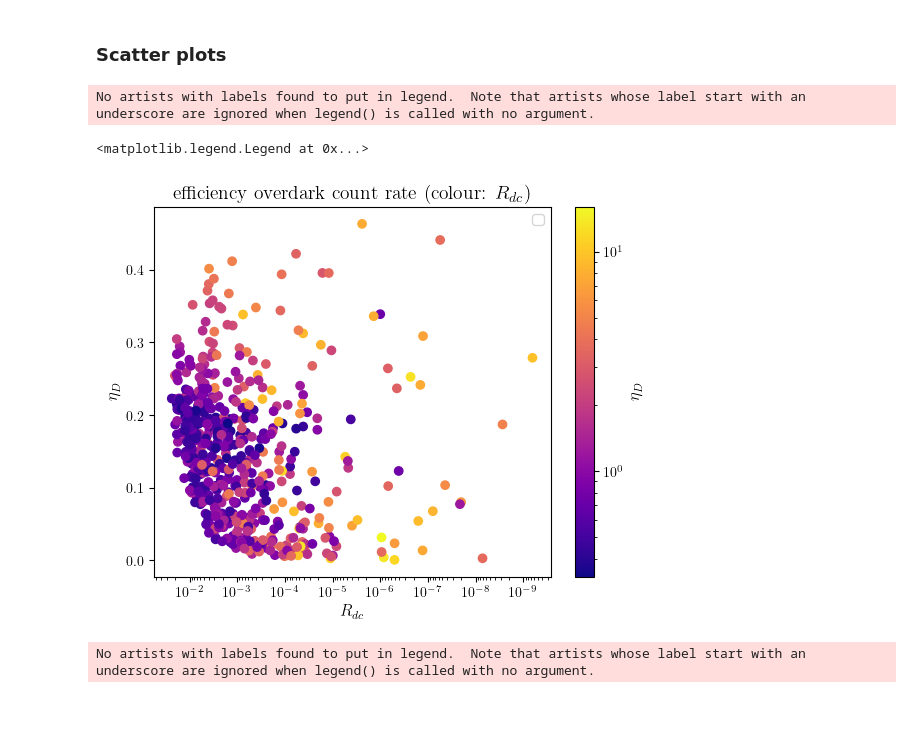
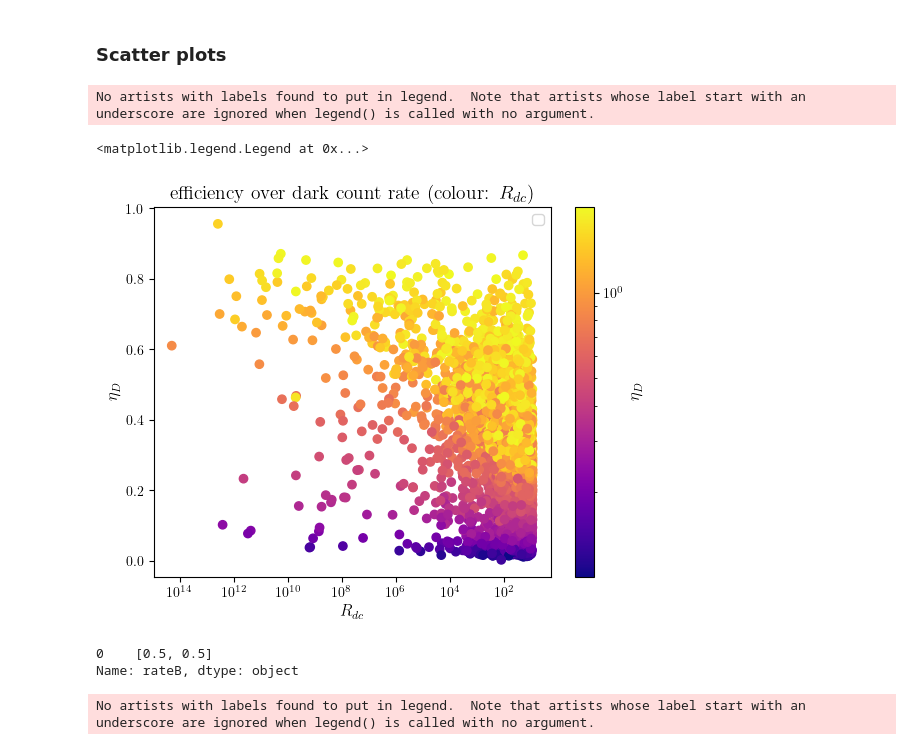
Before and after one commit to Emanuel-Schwarzhans/Quantum-detectors-as-autonomous-machines-assessing-the-thermodynamics-of-information-acquisit-co, a Jupyter notebook: thermal_single_photon_activation_amplification.ipynb, the cells around one changed output. Cells and saved outputs as stored; diff of their text form; code cells hidden in the pictures; blank space fills up the shorter version.

```diff
--- a/thermal_single_photon_activation_amplification.ipynb
+++ b/thermal_single_photon_activation_amplification.ipynb
@@ -515,7 +596,14 @@ from scipy.optimize import curve_fit
 
 
 
-dset= pd.read_csv("FOM_Dinv_exact_TC_TV_g_sl_rateD_eCfactor_rateM_v5")
+dset= pd.read_csv("FOM_Dinv_exact_TC_TV_g_sl_rateD_eCfactor_rateM_v6")
+
+
+# dset= pd.read_csv("FOM_Dinv_exact_TC_TV_g_sl_rateD_eCfactor_rateM_v5")
+# dset= pd.concat([dset,pd.read_csv("FOM_Dinv_exact_TC_TV_g_sl_rateD_eCfactor_rateM_v4")])
+# dset= pd.concat([dset,pd.read_csv("FOM_Dinv_exact_TC_TV_g_sl_rateD_eCfactor_rateM_v3")])
+# dset= pd.concat([dset,pd.read_csv("FOM_Dinv_exact_TC_TV_g_sl_rateD_eCfactor_rateM_v2")])
+# dset= pd.concat([dset,pd.read_csv("FOM_Dinv_exact_TC_TV_g_sl_rateD_eCfactor_rateM_v1")])
 # dset= pd.read_csv("FOM_Dinv_exact_TC_MaxTV_g_sl_rateD_eCfactor_rateM_v1")
 # dset= pd.read_csv("FOM_Dinv_exact_MaxTV_v1")
 
@@ -528,8 +616,8 @@ condition &= dset["efficiency"] <1
 # condition &= dset["g_ml"] >10
 # condition &= dset["g_ml"] <12
 
-# condition &= dset["TC"] >0.6
-# condition &= dset["TC"] <2
+# condition &= dset["TC"] >0.7
+# condition &= dset["TC"] <0.1
 # condition &= dset["TV"] <-3
 # condition &= dset["TV"] >-4
 # condition &= dset["TH"] >dset["TC"]*(dset["e_l"]+dset["e_C"])/dset["e_C"]
@@ -558,7 +646,7 @@ condition &= dset["entropy production"] >0.0
 # condition &= dset["g_ml"]>
 
 # condition &= dset["jitter"]<10**10
-# condition &= dset["jitter"]>9.8
+condition &= dset["jitter"]>9.01
 
 # condition &= dset["rateM"]<0.9
 # condition &= dset["dark count rate"]<10**(-4)
@@ -571,11 +659,21 @@ condition &= dset["entropy production"] >0.0
 # condition &= dset["entropy rate"] + dset["dark count rate"]<0.000
 
 rdval=2
-condition &= dset["e_C_factor"] <1
+# condition &= dset["e_C_factor"] <1
+# condition &= dset["rateM"] <1
+# condition &= dset["rateD"] <1
+# condition &= dset["g_ml"] <1
+# condition &= dset["g_sl"] <1
+
+# condition &= dset["entropy production"]>0.5
+# condition &= dset["entropy production"]<0.51
 # condition &= ((dset["TC"]<0.3) & dset["TC"]>0.25)
 
 # condition &= dset["efficiency"]>0.4
 # condition &= dset["efficiency"]<0.5
+# condition &= dset["jitter"]<5
+# condition &= dset["jitter"]<100
+# condition &= dset["rateB"]==0.8
 
 dset=dset[condition]
 
@@ -594,41 +692,49 @@ ax.set_xscale('log')
 
 # ax.set_ylim([0,1])
 
-plt.title("efficiency overdark count rate (colour: $R_{dc}$)")
-scatter=plt.scatter(dset["dark count rate"].values,
+Ladder_B_abs_rate=np.exp(-dset["e_s"].values/dset["TC"].values)*dset["rateB"].values
+Ladder_D_abs_rate=np.exp(-(dset["e_s"].values+dset["e_l"].values)/dset["TC"].values)*dset["rateD"].values
+
+plt.title("efficiency over dark count rate (colour: $R_{dc}$)")
+scatter=plt.scatter(dset["jitter"].values,
                     dset["efficiency"].values,
-                    c=(dset["entropy production"].values),
+                    c=dset["rateD"].values,
                     cmap='plasma',
                     norm=mcolor.LogNorm() # .LogNorm() or Normalize
                 )
 
 # for i in range(1,len(data)):
 #     plt.plot(np.array(data[i]) [:-2,out_index("dark count rate")],np.array(data[i])[:-2,out_index("efficiency")],label="TC="+str(np.array(data[i])[0,out_index("TC")]))
 
-#Plot linear function
-# x = np.linspace(min(dset["entropy production"]), max(dset["entropy production"]), 100)
-# y = 0.15*x**(1/4)  # Example linear function
+# Plot linear function
+# x = np.linspace(min(1/(dset["rateB"].values/dset["rateD"].values+1)), max(1/(dset["rateB"].values/dset["rateD"].values+1)), 100)
+# y = x # Example linear function
 # plt.plot(x, y, label='Eyeballed function: $y =1/4 x^{1/4}$', color='blue',linestyle="--")
 
 # Define the inverse function with an exponent a
 
 # def inverse_func(x, a, b):
 #     return a / (x ** b)
 
 # # Fit the data with increased maxfev
 # popt, pcov = curve_fit(inverse_func, dset["dark count rate"].values, dset["jitter"].values,maxfev = 100)
 
 # # Plot the fitted curve
 # x_fit = np.linspace(min(dset["dark count rate"]), max(dset["dark count rate"]), 100)
 # y_fit = inverse_func(x_fit, *popt)
 # plt.plot(x_fit, y_fit, label=f'Fitted function: y = {popt[0]:.2f} / x^{popt[1]:.2f}', color='blue')
 
 plt.colorbar(scatter, label="$\eta_D$")
 plt.legend()
 # %% [output]
 No artists with labels found to put in legend.  Note that artists whose label start with an underscore are ignored when legend() is called with no argument.
 <matplotlib.legend.Legend at 0x...>
-[figure, old version]
+[figure, new version]
+# %%
+get_parameter_range_of_dataset(dset)["rateB"]
+# %% [output]
+0    [0.5, 0.5]
+Name: rateB, dtype: object
 # %%
 
 
```
Also changed, not shown: parts of 28 cells of this notebook, 1 other file.
